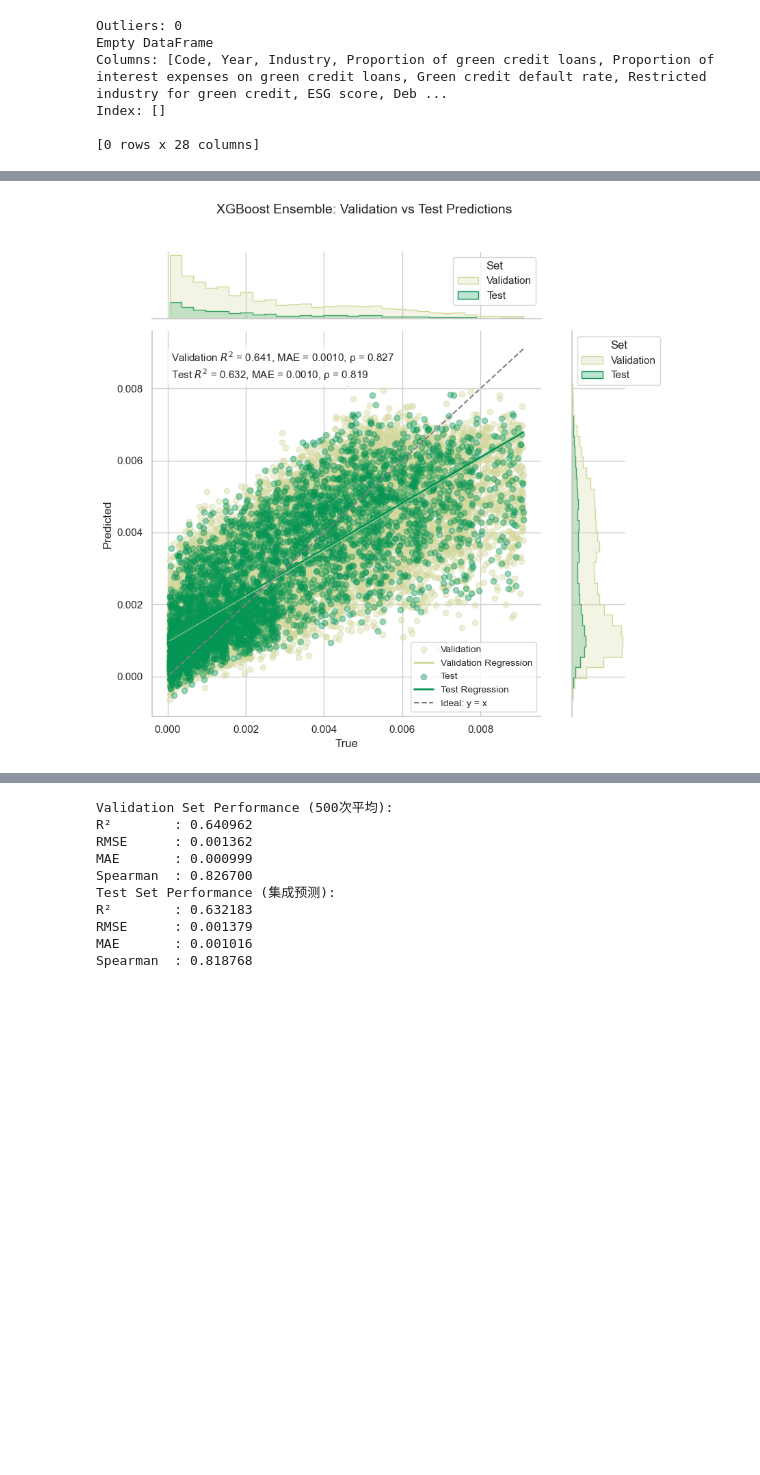
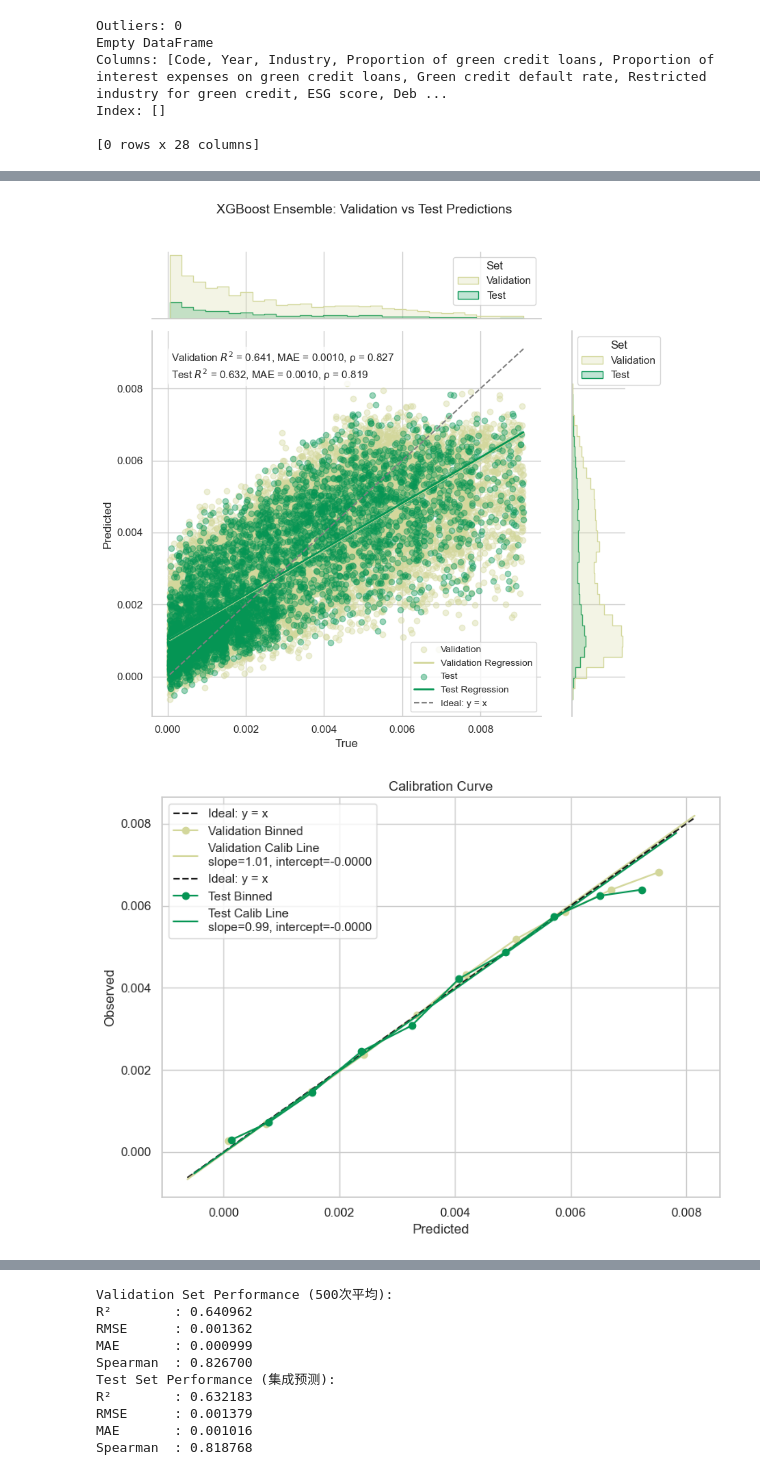
Before and after one commit to Miataotao/STAT4607_GP, a Jupyter notebook: STAT4607_XGBoost.ipynb, the cells around one changed output, grey strips where cells are left out. Saved outputs shown, nothing was run; the diff lists cells and outputs as text; code cells hidden in the pictures; blank space fills up the shorter version.

```diff
--- a/STAT4607_XGBoost.ipynb
+++ b/STAT4607_XGBoost.ipynb
@@ -158,15 +158,17 @@ from sklearn.metrics import mean_squared_error, r2_score, mean_absolute_error
 from scipy.stats import spearmanr
 from tqdm import tqdm
 from xgboost import XGBRegressor
+from sklearn.linear_model import LinearRegression
 
-# 1️⃣ 读取数据
-df = pd.read_excel("GreenLoan_cleaned.xlsx")
+# 读取数据
+file_path = "GreenLoan_cleaned.xlsx"  # 替换为你的数据文件路径
+df = pd.read_excel(file_path)
 
-# 2️⃣ 清洗数据
-df.replace([np.inf, -np.inf], np.nan, inplace=True)
-df.dropna(inplace=True)
+# 处理异常值
+df = df.replace([np.inf, -np.inf], np.nan)
+df = df.dropna()
 
-# 3️⃣ 编码类别变量
+# 处理类别变量（仅转换 'Industry'）
 categorical_cols = ["Industry", "province"]
 label_encoders = {}
 for col in categorical_cols:
@@ -174,22 +176,22 @@ for col in categorical_cols:
     df[col] = le.fit_transform(df[col])
     label_encoders[col] = le
 
-# 4️⃣ 特征和目标变量
-X = df.drop(columns=["Code", "Year", "Green credit default rate"])
-y = df["Green credit default rate"]
+# 选择特征和目标变量
+X = df.drop(columns=["Code", "Year", "Green credit default rate"])  # 特征
+y = df["Green credit default rate"]  # 目标变量
 
-# 5️⃣ 标准化
+# 标准化
 scaler = StandardScaler()
 X_scaled = scaler.fit_transform(X)
 
-# 6️⃣ 拆分训练集/测试集
+# 拆分训练集/测试集
 X_trainval, X_test, y_trainval, y_test = train_test_split(X_scaled, y, test_size=0.2, random_state=42)
 
-# 7️⃣ 多次训练并记录结果
+# 多次训练并记录结果
 n_repeats = 500
 results = []
 y_test_preds = []
-y_val_preds = []  # ✅ 保存验证集预测（含索引）
+y_val_preds = []  # 保存验证集预测（含索引）
 
 for i in tqdm(range(n_repeats), desc="Repeated Split (XGBoost)"):
     X_train, X_val, y_train, y_val = train_test_split(X_trainval, y_trainval, test_size=0.25, random_state=i)
@@ -198,7 +200,7 @@ for i in tqdm(range(n_repeats), desc="Repeated Split (XGBoost)"):
     model.fit(X_train, y_train)
 
     y_val_pred = model.predict(X_val)
-    y_val_preds.append((y_val.index, y_val_pred))  # ✅ 保存验证集预测
+    y_val_preds.append((y_val.index, y_val_pred))  # 保存验证集预测
 
     y_test_pred = model.predict(X_test)
     y_test_preds.append(y_test_pred)
@@ -226,10 +228,10 @@ for i in tqdm(range(n_repeats), desc="Repeated Split (XGBoost)"):
         "Spearman_test": spearman_test
     })
 
-# 8️⃣ 模型集成预测（测试集）
+# 模型集成预测（测试集）
 y_test_ensemble_pred = np.mean(y_test_preds, axis=0)
 
-# 9️⃣ 验证集预测平均（按索引）
+# 验证集预测平均（按索引）
 val_pred_dict = {}
 for idx, preds in y_val_preds:
     for i, row_id in enumerate(idx):
@@ -256,7 +258,7 @@ df_test = pd.DataFrame({
 # 合并验证集和测试集
 df_plot = pd.concat([df_val, df_test], ignore_index=True)
 
-# 🔟 计算指标
+# 计算指标
 r2_val = r2_score(df_val["True"], df_val["Predicted"])
 r2_test = r2_score(df_test["True"], df_test["Predicted"])
 mae_val = mean_absolute_error(df_val["True"], df_val["Predicted"])
@@ -264,7 +266,7 @@ mae_test = mean_absolute_error(df_test["True"], df_test["Predicted"])
 spearman_val, _ = spearmanr(df_val["True"], df_val["Predicted"])
 spearman_test, _ = spearmanr(df_test["True"], df_test["Predicted"])
 
-# 📈 可视化
+# 可视化
 sns.set(style="whitegrid")
 palette = {"Validation": "#D3D79B", "Test": "#059554"}
 
@@ -279,30 +281,85 @@ for label, color in palette.items():
 
 # 理想线 y = x
 min_val = df_plot["True"].min()
 max_val = df_plot["True"].max()
 g.ax_joint.plot([min_val, max_val], [min_val, max_val], '--', color='gray', label="Ideal: y = x")
 
 # 边缘直方图
 sns.histplot(data=df_plot, x="True", hue="Set", ax=g.ax_marg_x,
              bins=30, element="step", common_norm=False, palette=palette)
 sns.histplot(data=df_plot, y="Predicted", hue="Set", ax=g.ax_marg_y,
              bins=30, element="step", common_norm=False, palette=palette)
 
 # 添加文本说明
 g.ax_joint.text(
     0.05, 0.95,
     f"Validation $R^2$ = {r2_val:.3f}, MAE = {mae_val:.4f}, ρ = {spearman_val:.3f}\n"
     f"Test $R^2$ = {r2_test:.3f}, MAE = {mae_test:.4f}, ρ = {spearman_test:.3f}",
     transform=g.ax_joint.transAxes,
     fontsize=11,
     verticalalignment='top',
     bbox=dict(boxstyle='round', facecolor='white', alpha=0.8)
 )
 
 # 图例 & 标题
 g.ax_joint.legend(loc="lower right", fontsize=10)
 plt.suptitle("XGBoost Ensemble: Validation vs Test Predictions", fontsize=14, y=1.02)
 plt.tight_layout()
 plt.show()
+
+# 校准曲线绘制函数（用于回归任务）
+def plot_calibration_curve(df, set_name, ax=None, bins=10, color='blue'):
+    df_set = df[df["Set"] == set_name]
+    y_true = df_set["True"].values
+    y_pred = df_set["Predicted"].values
+
+    # 分箱
+    bin_edges = np.linspace(y_pred.min(), y_pred.max(), bins + 1)
+    bin_centers = 0.5 * (bin_edges[:-1] + bin_edges[1:])
+    bin_true_avg = []
+    bin_pred_avg = []
+
+    for i in range(bins):
+        mask = (y_pred >= bin_edges[i]) & (y_pred < bin_edges[i + 1])
+        if mask.sum() > 0:
+            bin_true_avg.append(np.mean(y_true[mask]))
+            bin_pred_avg.append(np.mean(y_pred[mask]))
+
+    # 拟合校准线（线性）
+    reg = LinearRegression()
+    reg.fit(y_pred.reshape(-1, 1), y_true)
+    slope = reg.coef_[0]
+    intercept = reg.intercept_
+
+    # 开始绘图
+    if ax is None:
+        fig, ax = plt.subplots(figsize=(6, 6))
+
+    ax.plot([y_pred.min(), y_pred.max()], [y_pred.min(), y_pred.max()], 'k--', label='Ideal: y = x')
+    ax.plot(bin_pred_avg, bin_true_avg, 'o-', color=color, label=f'{set_name} Binned')
+    ax.plot(
+        [y_pred.min(), y_pred.max()],
+        reg.predict(np.array([[y_pred.min()], [y_pred.max()]])),
+        '-', color=color,
+        label=f'{set_name} Calib Line\nslope={slope:.2f}, intercept={intercept:.4f}'
+    )
+
+    ax.set_title(f'Calibration Curve')
+    ax.set_xlabel("Predicted")
+    ax.set_ylabel("Observed")
+    ax.legend()
+    return slope, intercept
+
+# 可视化两个数据集的校准曲线
+fig, ax = plt.subplots(figsize=(8, 6))
+slope_val, intercept_val = plot_calibration_curve(df_val, "Validation", ax=ax, color="#D3D79B")
+slope_test, intercept_test = plot_calibration_curve(df_test, "Test", ax=ax, color="#059554")
+plt.tight_layout()
+plt.show()
+
+# 输出校准斜率和截距
+print(f"Validation: slope = {slope_val:.4f}, intercept = {intercept_val:.6f}")
+print(f"Test      : slope = {slope_test:.4f}, intercept = {intercept_test:.6f}")
 # %% [output]
 [figure]
+[figure, added]
```
Also changed, not shown: parts of 8 cells of this notebook.
